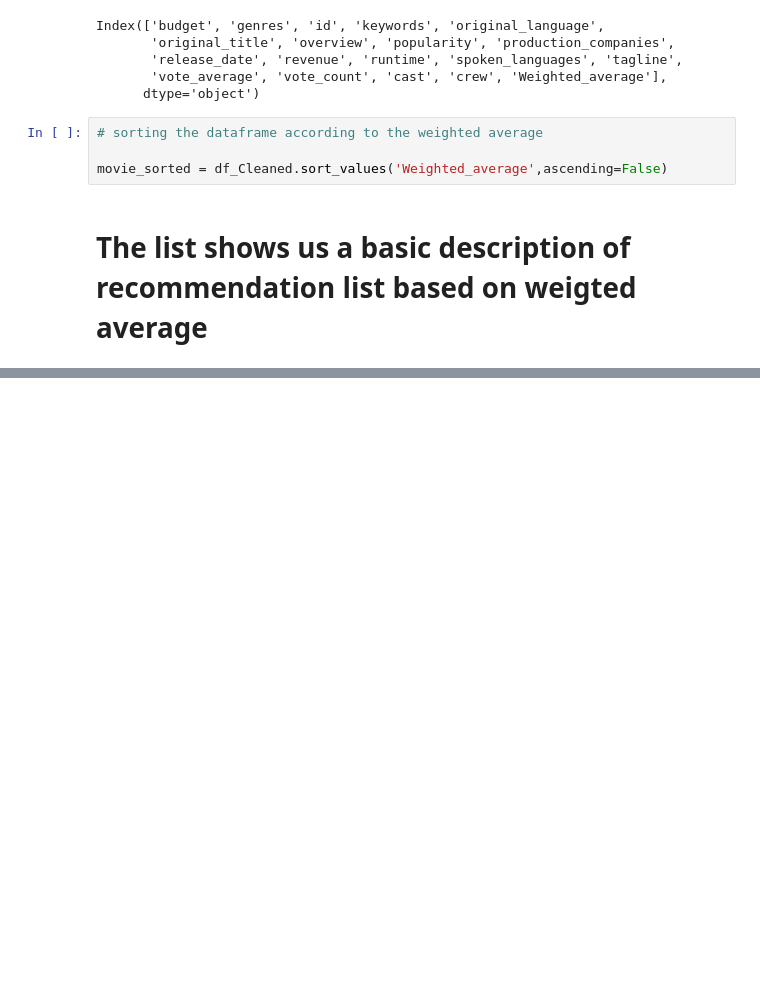
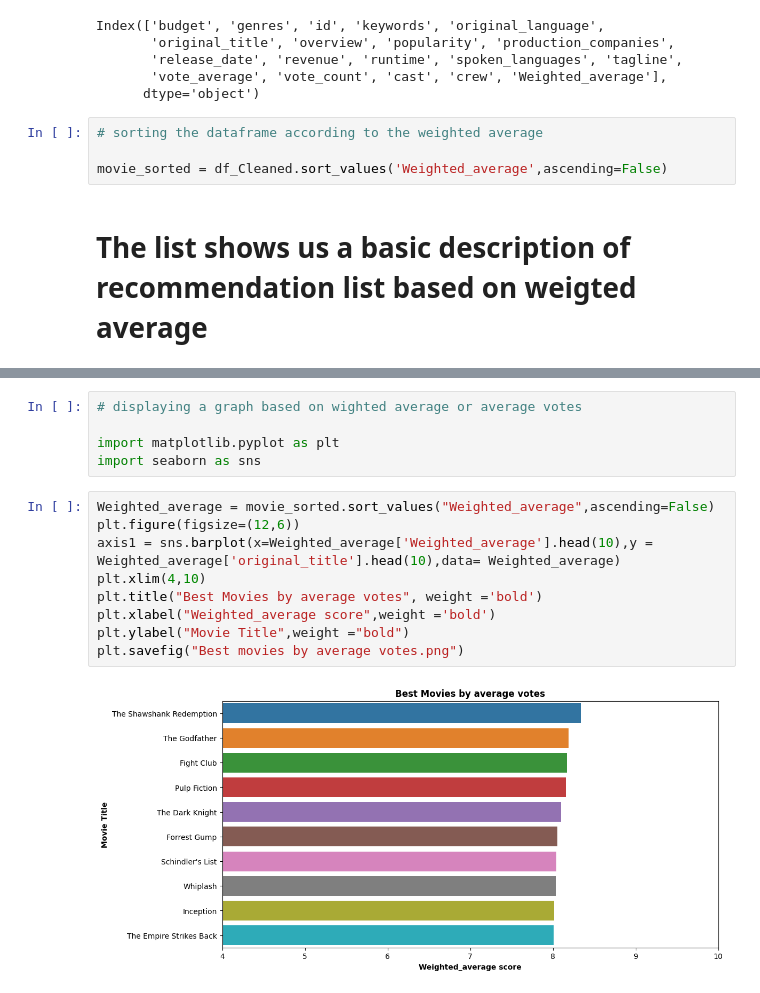
Before and after one commit to drigger091/Recomendation_engine_tryout, a Jupyter notebook: Weighted HYbrid technique/main.ipynb, the cells around one changed output, grey strips where cells are left out. Drawn from its saved outputs; the diff is of its cells as text; blank space fills up the shorter version.

Commit message:
plotting graph for EDA purposes

```diff
--- a/Weighted HYbrid technique/main.ipynb
+++ b/Weighted HYbrid technique/main.ipynb
@@ -165,3 +158,19 @@ Your top 30 Movie recommendations are
 | 2522 | The Imitation Game | 233555708 | 5723 | 7.824167 | 145.364591 | 14000000 | 8.0 |
 | 494 | The Lion King | 788241776 | 5376 | 7.813925 | 90.457886 | 45000000 | 8.0 |
 | 94 | Guardians of the Galaxy | 773328629 | 9742 | 7.798252 | 481.098624 | 170000000 | 7.9 |
+# %%
+# displaying a graph based on wighted average or average votes
+
+import matplotlib.pyplot as plt
+import seaborn as sns
+# %%
+Weighted_average = movie_sorted.sort_values("Weighted_average",ascending=False)
+plt.figure(figsize=(12,6))
+axis1 = sns.barplot(x=Weighted_average['Weighted_average'].head(10),y = Weighted_average['original_title'].head(10),data= Weighted_average)
+plt.xlim(4,10)
+plt.title("Best Movies by average votes", weight ='bold')
+plt.xlabel("Weighted_average score",weight ='bold')
+plt.ylabel("Movie Title",weight ="bold")
+plt.savefig("Best movies by average votes.png")
+# %% [output]
+[figure, added]
```
Also changed, not shown: parts of 1 cell of this notebook, 1 other file.
